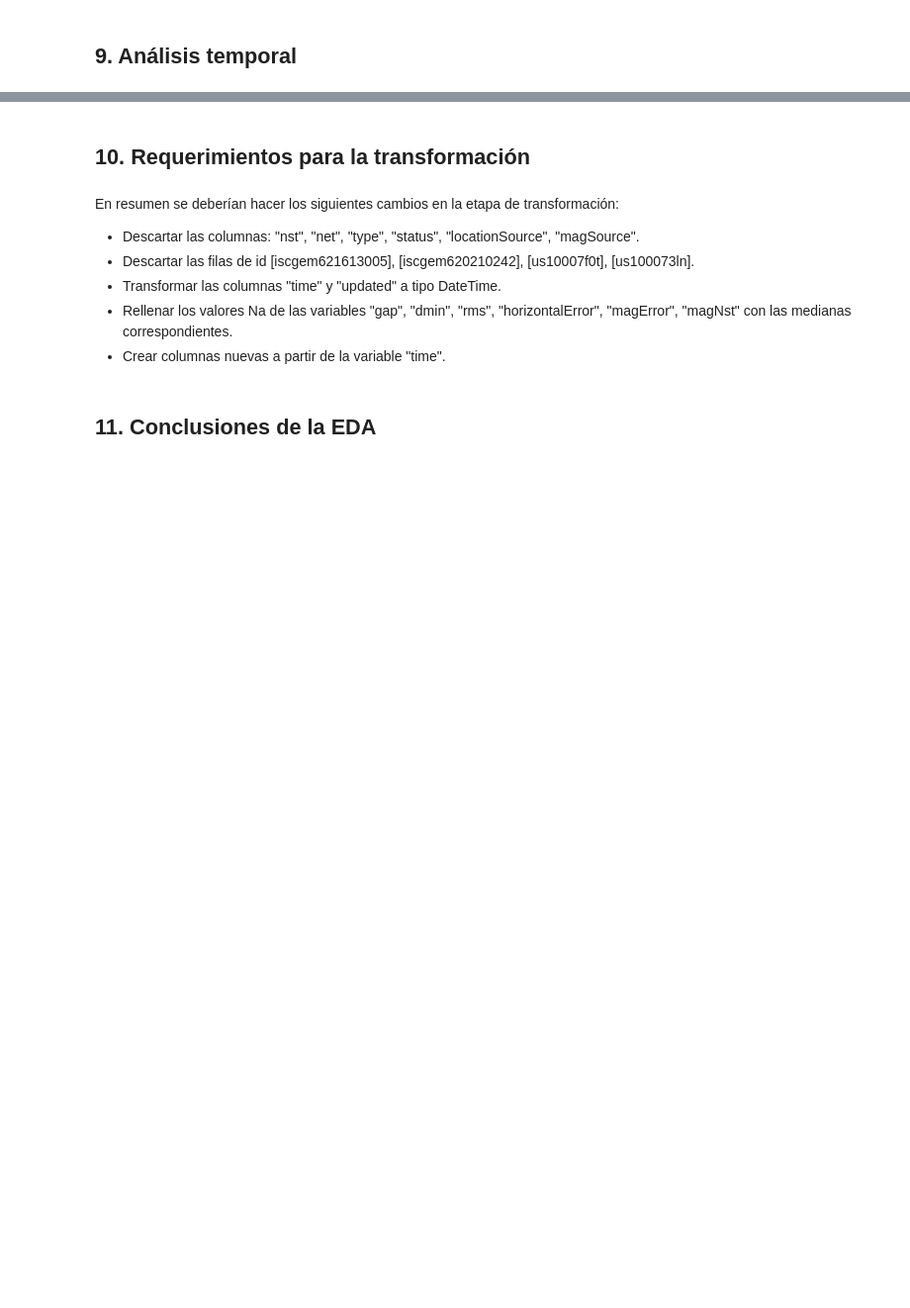
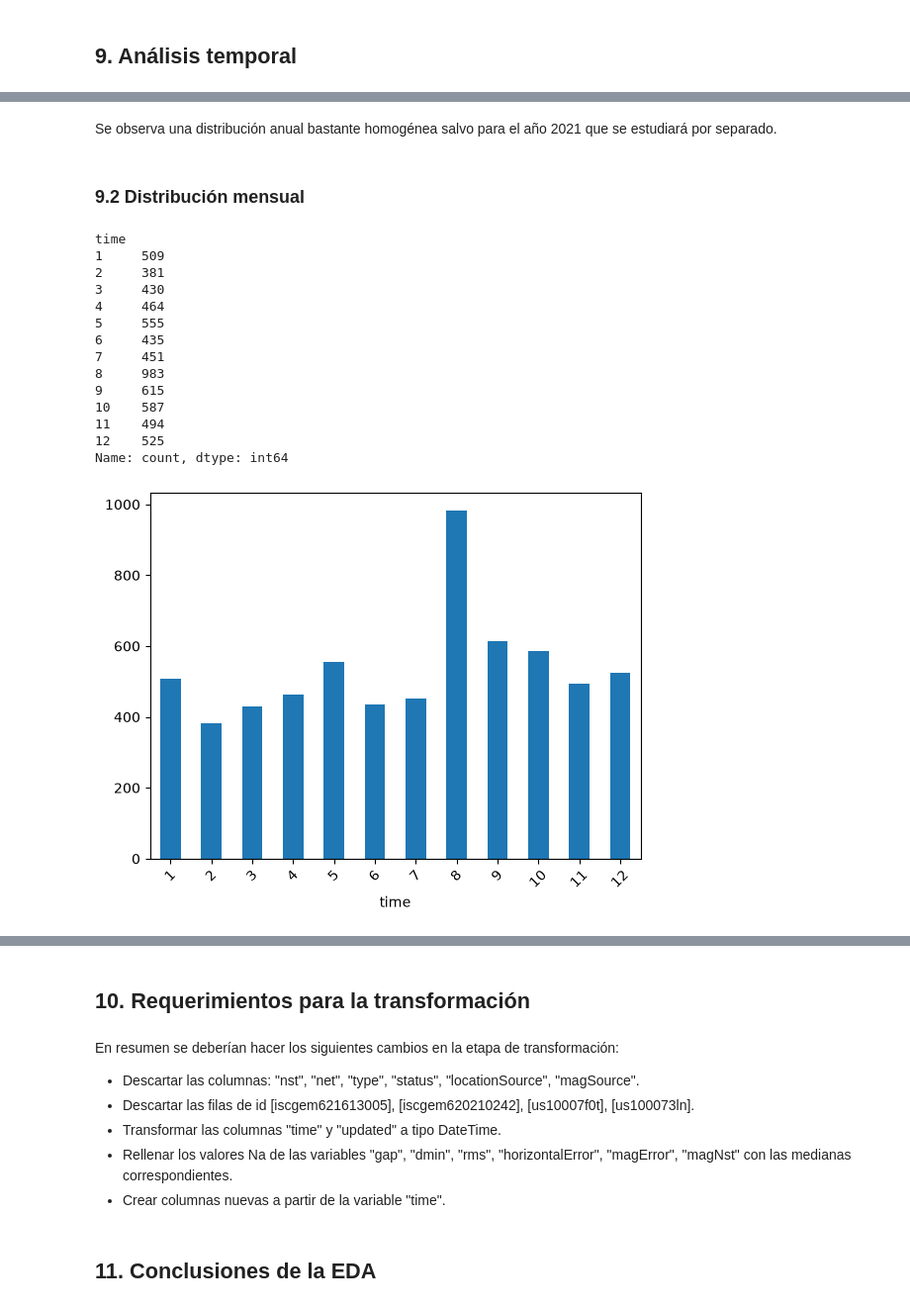
Before and after one commit to fer-gif/proyecto_ypf, a Jupyter notebook: notebooks/01_analisis_exploratorio.ipynb, the cells around one changed output, grey strips where cells are left out. Shown at 99% size. Drawn from its saved outputs; the diff is of its cells as text; code cells hidden in the pictures; blank space fills up the shorter version.

```diff
--- a/notebooks/01_analisis_exploratorio.ipynb
+++ b/notebooks/01_analisis_exploratorio.ipynb
@@ -840,0 +881,27 @@ Las variables de calidad, aunque presentan valores elevados, al observarlos en d
+# %% [markdown]
+Se observa una distribución anual bastante homogénea salvo para el año 2021 que se estudiará por separado.
+# %% [markdown]
+### 9.2 Distribución mensual
+# %%
+print(mes.value_counts().sort_index())
+
+mes.value_counts().sort_index().plot(kind="bar")
+
+plt.xticks(rotation=45)
+plt.show()
+# %% [output]
+time
+1     509
+2     381
+3     430
+4     464
+5     555
+6     435
+7     451
+8     983
+9     615
+10    587
+11    494
+12    525
+Name: count, dtype: int64
+[figure, added]
```
Also changed, not shown: parts of 26 cells of this notebook.
